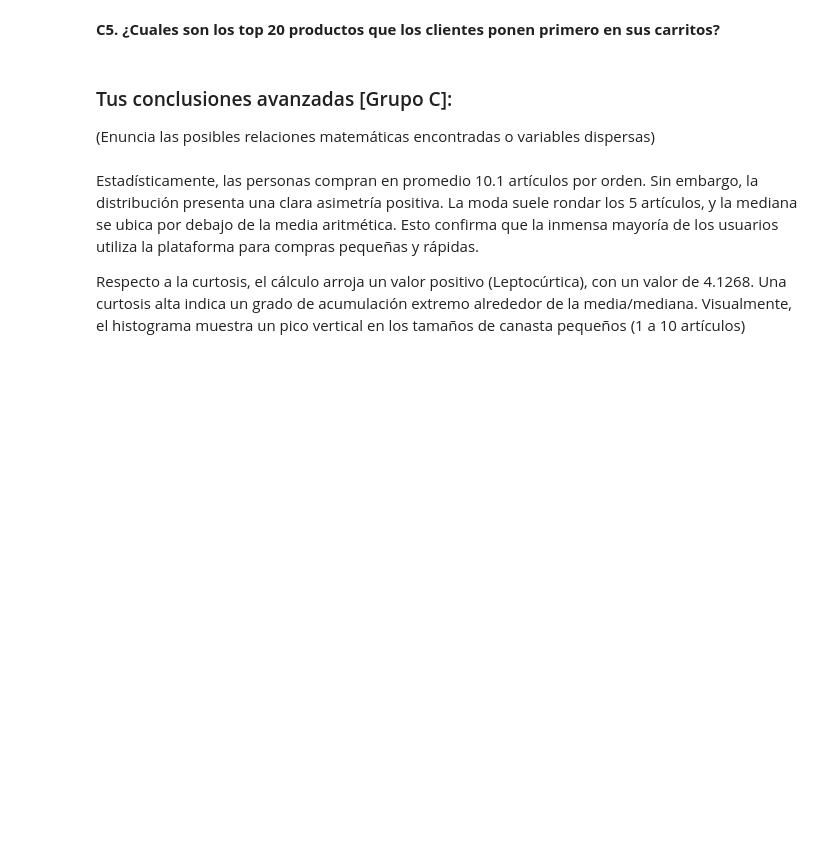
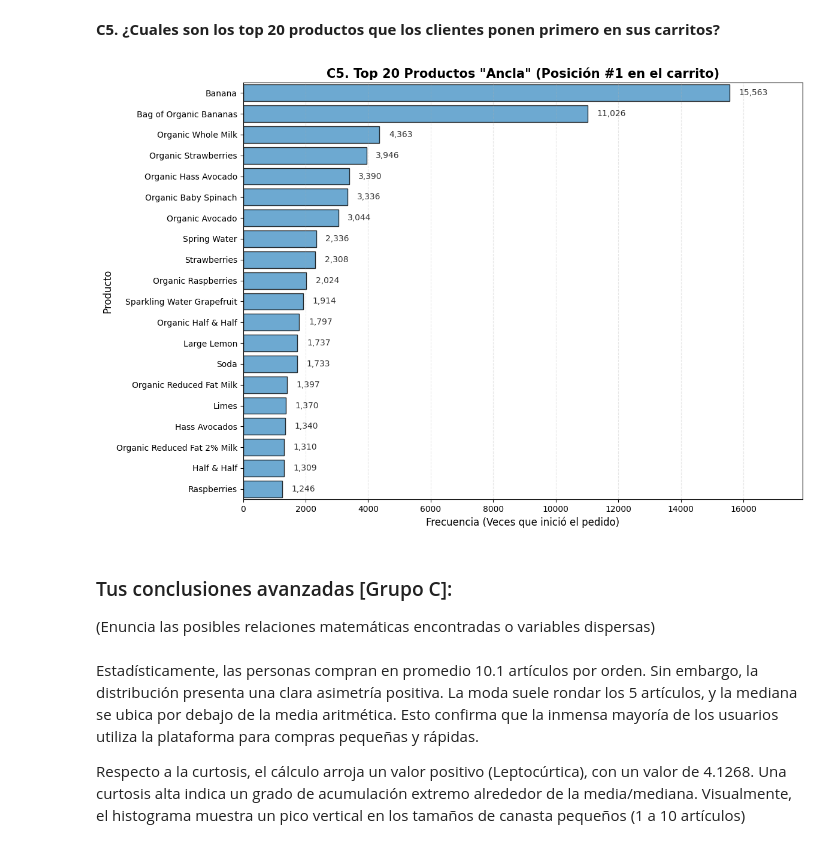
Before and after one commit to osbonilla/ds-week-2, a Jupyter notebook: taller_3_nombre_apellido.ipynb, the cells around one changed output. Cells and saved outputs as stored; diff of their text form; code cells hidden in the pictures; blank space fills up the shorter version.

```diff
--- a/taller_3_nombre_apellido.ipynb
+++ b/taller_3_nombre_apellido.ipynb
@@ -753,5 +898,47 @@ Para los 20 objetos que con mayor frecuencia las personas agregan como posición
 # %% [markdown]
 **C5. ¿Cuales son los top 20 productos que los clientes ponen primero en sus carritos?**
+# %%
+# extraer frecuencia del top 20
+top_20_first_products = (
+    first_in_cart.groupby('product_name')
+    .size()
+    .reset_index(name='times_added_first')
+    .sort_values(by='times_added_first', ascending=False)
+    .head(20)
+)
+# %%
+# visualizacion
+plt.figure(figsize=(12, 8))
+
+sns.barplot(
+    data=top_20_first_products,
+    x='times_added_first',
+    y='product_name',
+    color='#3498DB',
+    edgecolor='black',
+    alpha=0.8
+)
+
+# Añadir los valores numéricos al final de cada barra para mayor claridad
+for i, p in enumerate(plt.gca().patches):
+    width = p.get_width()
+    plt.text(width + 300, p.get_y() + p.get_height()/2.,
+             f"{int(width):,}",
+             va="center", fontsize=10, color='#333333')
+
+# Estética
+plt.title('C5. Top 20 Productos "Ancla" (Posición #1 en el carrito)', fontsize=15, fontweight='bold')
+plt.xlabel('Frecuencia (Veces que inició el pedido)', fontsize=12)
+plt.ylabel('Producto', fontsize=12)
+
+
+plt.margins(x=0.15)
+plt.grid(axis='x', alpha=0.3, linestyle='--')
+
+plt.tight_layout()
+plt.show()
+# %% [output]
+[figure, added]
 # %% [markdown]
 ### Tus conclusiones avanzadas [Grupo C]:
 (Enuncia las posibles relaciones matemáticas encontradas o variables dispersas)
```
Also changed, not shown: parts of 10 cells of this notebook.
